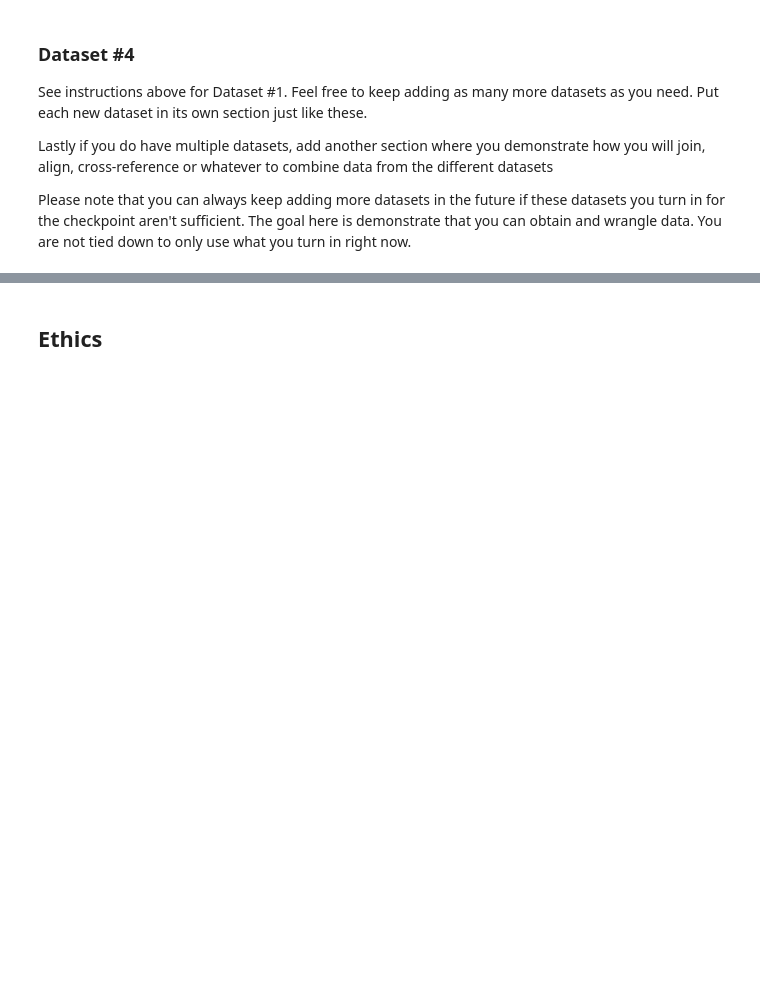
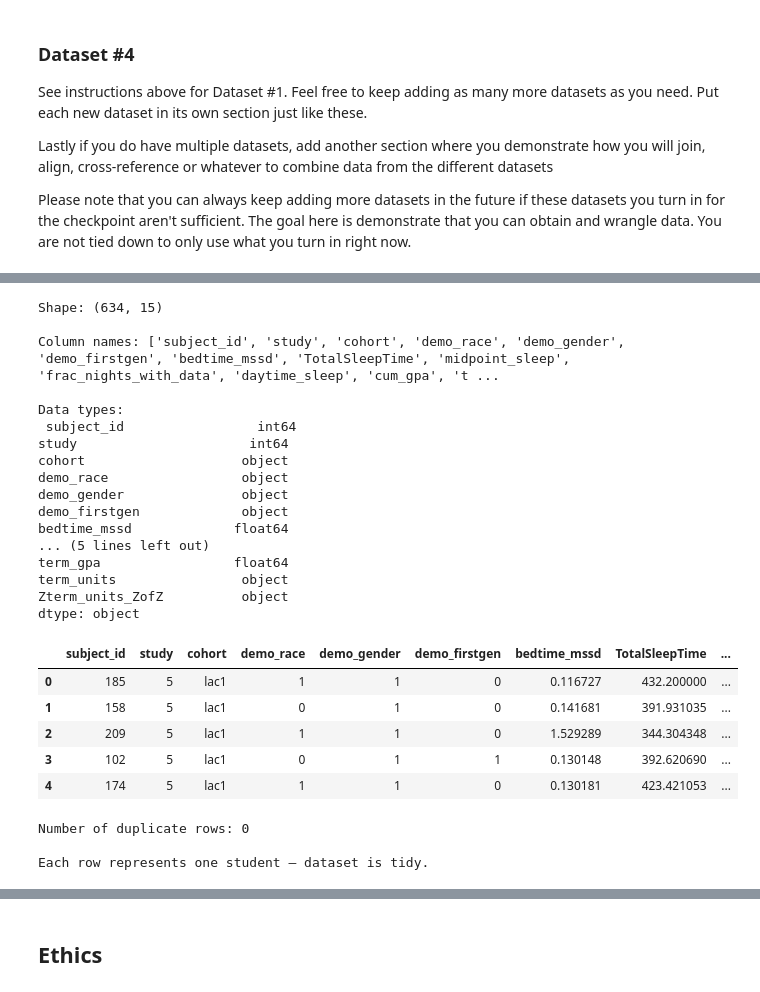
Before and after one commit to AnEpiphanyMaybe/sleep-screen-time-analysis, a Jupyter notebook: 01-DataCheckpoint.ipynb, the cells around one changed output, grey strips where cells are left out. Drawn from its saved outputs; the diff is of its cells as text; code cells hidden in the pictures; blank space fills up the shorter version.

```diff
--- a/01-DataCheckpoint.ipynb
+++ b/01-DataCheckpoint.ipynb
@@ -151,0 +199,42 @@ Please note that you can always keep adding more datasets in the future if these
+# %%
+# ── 1. Load raw data ──────────────────────────────────────────────────────────
+cmu_raw = pd.read_csv('data/00-raw/cmu-sleep.csv')
+
+print("Shape:", cmu_raw.shape)
+print("\nColumn names:", cmu_raw.columns.tolist())
+print("\nData types:\n", cmu_raw.dtypes)
+cmu_raw.head()
+# %% [output]
+Shape: (634, 15)
+
+Column names: ['subject_id', 'study', 'cohort', 'demo_race', 'demo_gender', 'demo_firstgen', 'bedtime_mssd', 'TotalSleepTime', 'midpoint_sleep', 'frac_nights_with_data', 'daytime_sleep', 'cum_gpa', 't ...
+
+Data types:
+ subject_id                 int64
+study                      int64
+cohort                    object
+demo_race                 object
+demo_gender               object
+demo_firstgen             object
+bedtime_mssd             float64
+... (5 lines left out)
+term_gpa                 float64
+term_units                object
+Zterm_units_ZofZ          object
+dtype: object
+|  | subject_id | study | cohort | demo_race | demo_gender | demo_firstgen | bedtime_mssd | TotalSleepTime | ... |
+| 0 | 185 | 5 | lac1 | 1 | 1 | 0 | 0.116727 | 432.200000 | ... |
+| 1 | 158 | 5 | lac1 | 0 | 1 | 0 | 0.141681 | 391.931035 | ... |
+| 2 | 209 | 5 | lac1 | 1 | 1 | 0 | 1.529289 | 344.304348 | ... |
+| 3 | 102 | 5 | lac1 | 0 | 1 | 1 | 0.130148 | 392.620690 | ... |
+| 4 | 174 | 5 | lac1 | 1 | 1 | 0 | 0.130181 | 423.421053 | ... |
+# %%
+# ── 2. Demonstrate tidiness ───────────────────────────────────────────────────
+# Tidy data: each row = one student (one observation), each column = one variable
+# This dataset is already in wide format with one row per student — already tidy.
+print("Number of duplicate rows:", cmu_raw.duplicated().sum())
+print("\nEach row represents one student — dataset is tidy.")
+# %% [output]
+Number of duplicate rows: 0
+
+Each row represents one student — dataset is tidy.
```
Also changed, not shown: parts of 15 cells of this notebook.
